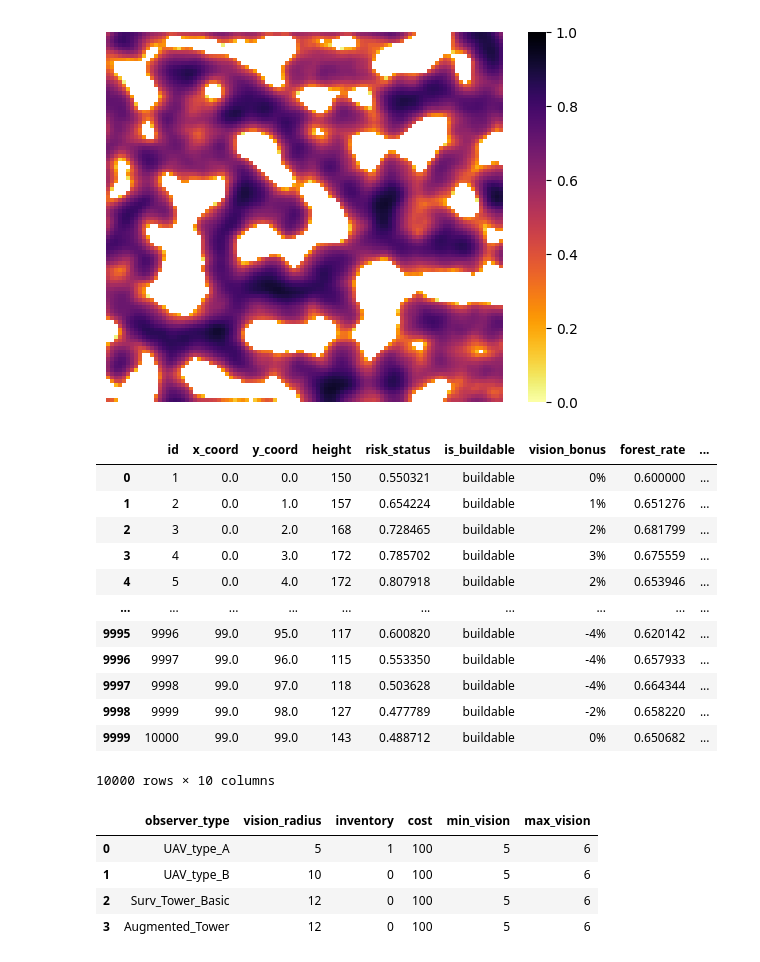
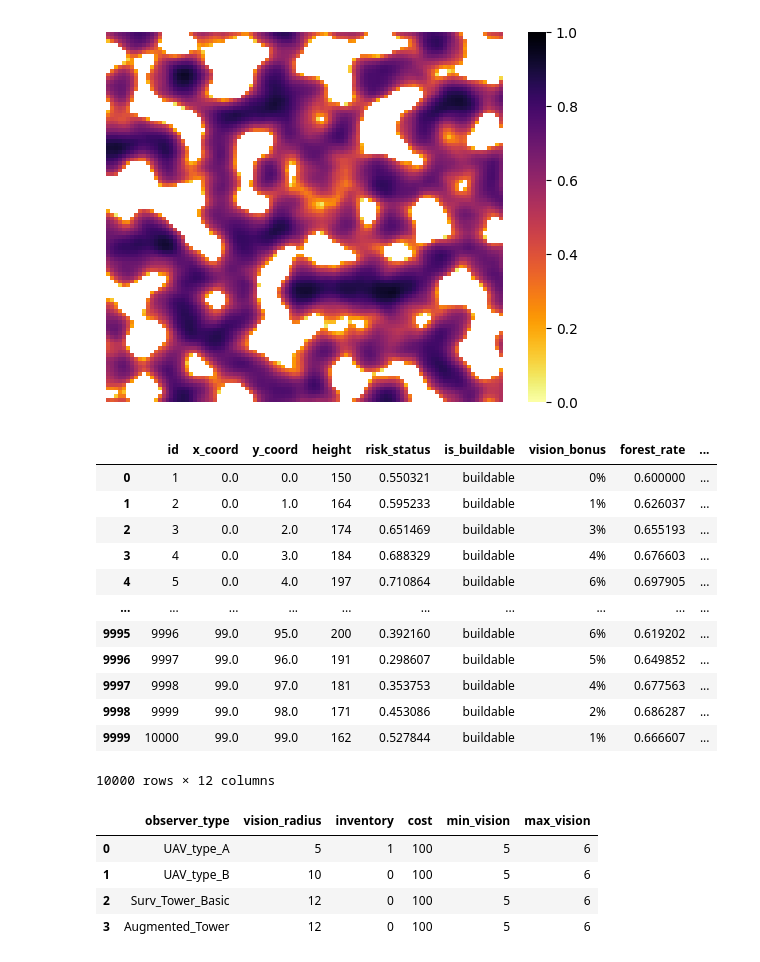
Before and after one commit to Agoraaa/fire-surveillance-2026, a Jupyter notebook: problemgen/instance_generator.ipynb, the cells around one changed output. Drawn from its saved outputs; the diff is of its cells as text; code cells hidden in the pictures.

```diff
--- a/problemgen/instance_generator.ipynb
+++ b/problemgen/instance_generator.ipynb
@@ -75,34 +75,47 @@ cell_distance = width_height_kilometers/width
 risk_map, is_risky = generate_risk_map(risk_density = risk_density, width_height = width)
 
 risk_map = risk_map**(1/3)
 
 risk_heatmap = sns.heatmap(risk_map, vmin = 0, vmax = 1, cmap = "inferno_r", mask=is_risky, xticklabels=False, yticklabels=False, linewidths=0)
 
 height_map = generate_noise(width, height)
 forest_rate = generate_noise(width, height)
 fire_spread_rate = generate_noise(width, height)
+slope_percentage = generate_noise(width, height)
+ymn_percentage = generate_noise(width, height)
 is_village = generate_noise(width, height)
 vision_bonuses = [[0 for _ in range(width)] for _ in range(height)]
 is_buildable_map = [[True for _ in range(width)] for _ in range(height)]
 for i in range(width):
     for j in range(height):
         node_height = (1+height_map[i][j])*150
         vision_bonuses[i][j] = int(20*height_map[i][j])
         height_map[i][j] = node_height
         fire_spread_rate[i][j] += 1
         fire_spread_rate[i][j] /= 2
         fire_spread_rate[i][j] *= fire_spread_rate[i][j]
         fire_spread_rate[i][j] *= 3
         forest_rate[i][j] += 1
         forest_rate[i][j] /= 2
         forest_rate[i][j] *= 0.8
         forest_rate[i][j] += 0.2
+
+        slope_percentage[i][j] += 1
+        slope_percentage[i][j] /= 2
+        slope_percentage[i][j] = slope_percentage[i][j]*slope_percentage[i][j]
+        slope_percentage[i][j] *= 100
+
+        ymn_percentage[i][j] += 1
+        ymn_percentage[i][j] /= 2
+        ymn_percentage[i][j] *= 0.3
+        ymn_percentage[i][j] *= 100
+
         if is_village[i][j] > 0.7:
             is_village[i][j] = 1
         else:
             is_village[i][j] = 0
 # %% [output]
-[figure, old version]
+[figure, new version]
 # %%
 lines = []
 for i in range(width):
@@ -115,23 +128,23 @@ for i in range(width):
         is_buildable = 'buildable' if is_buildable_map[i][j] else 'not_buildable'
         vision_bonus = vision_bonuses[i][j]
         #print(f"""{id} {x_coord:.2f} {y_coord:.2f} {node_height}m {risk_status} {is_buildable} {vision_bonus}%""")
-        lines.append([id, x_coord, y_coord, node_height, risk_status, is_buildable, f'{vision_bonus}%', forest_rate[i][j], fire_spread_rate[i][j], is_village[i][j]])
-df1 = pd.DataFrame(lines, columns = ['id', 'x_coord', 'y_coord', 'height', 'risk_status', 'is_buildable', 'vision_bonus', 'forest_rate', 'fire_spread_rate', 'is_village'])
+        lines.append([id, x_coord, y_coord, node_height, risk_status, is_buildable, f'{vision_bonus}%', forest_rate[i][j], fire_spread_rate[i][j], is_village[i][j], slope_percentage[i][j], ymn_percentage[i][j]])
+df1 = pd.DataFrame(lines, columns = ['id', 'x_coord', 'y_coord', 'height', 'risk_status', 'is_buildable', 'vision_bonus', 'forest_rate', 'fire_spread_rate', 'is_village', 'slope', 'ymn'])
 df1
 # %% [output]
 |  | id | x_coord | y_coord | height | risk_status | is_buildable | vision_bonus | forest_rate | ... |
 | 0 | 1 | 0.0 | 0.0 | 150 | 0.550321 | buildable | 0% | 0.600000 | ... |
-| 1 | 2 | 0.0 | 1.0 | 157 | 0.654224 | buildable | 1% | 0.651276 | ... |
-| 2 | 3 | 0.0 | 2.0 | 168 | 0.728465 | buildable | 2% | 0.681799 | ... |
-| 3 | 4 | 0.0 | 3.0 | 172 | 0.785702 | buildable | 3% | 0.675559 | ... |
-| 4 | 5 | 0.0 | 4.0 | 172 | 0.807918 | buildable | 2% | 0.653946 | ... |
+| 1 | 2 | 0.0 | 1.0 | 164 | 0.595233 | buildable | 1% | 0.626037 | ... |
+| 2 | 3 | 0.0 | 2.0 | 174 | 0.651469 | buildable | 3% | 0.655193 | ... |
+| 3 | 4 | 0.0 | 3.0 | 184 | 0.688329 | buildable | 4% | 0.676603 | ... |
+| 4 | 5 | 0.0 | 4.0 | 197 | 0.710864 | buildable | 6% | 0.697905 | ... |
 | ... | ... | ... | ... | ... | ... | ... | ... | ... | ... |
-| 9995 | 9996 | 99.0 | 95.0 | 117 | 0.600820 | buildable | -4% | 0.620142 | ... |
-| 9996 | 9997 | 99.0 | 96.0 | 115 | 0.553350 | buildable | -4% | 0.657933 | ... |
-| 9997 | 9998 | 99.0 | 97.0 | 118 | 0.503628 | buildable | -4% | 0.664344 | ... |
-| 9998 | 9999 | 99.0 | 98.0 | 127 | 0.477789 | buildable | -2% | 0.658220 | ... |
-| 9999 | 10000 | 99.0 | 99.0 | 143 | 0.488712 | buildable | 0% | 0.650682 | ... |
+| 9995 | 9996 | 99.0 | 95.0 | 200 | 0.392160 | buildable | 6% | 0.619202 | ... |
+| 9996 | 9997 | 99.0 | 96.0 | 191 | 0.298607 | buildable | 5% | 0.649852 | ... |
+| 9997 | 9998 | 99.0 | 97.0 | 181 | 0.353753 | buildable | 4% | 0.677563 | ... |
+| 9998 | 9999 | 99.0 | 98.0 | 171 | 0.453086 | buildable | 2% | 0.686287 | ... |
+| 9999 | 10000 | 99.0 | 99.0 | 162 | 0.527844 | buildable | 1% | 0.666607 | ... |
-10000 rows × 10 columns
+10000 rows × 12 columns
 # %%
 lines = []
 lines.append(['UAV_type_A', 5, 1, 100, 5, 6])
```
Also changed, not shown: parts of 3 cells of this notebook, 4 other files.
